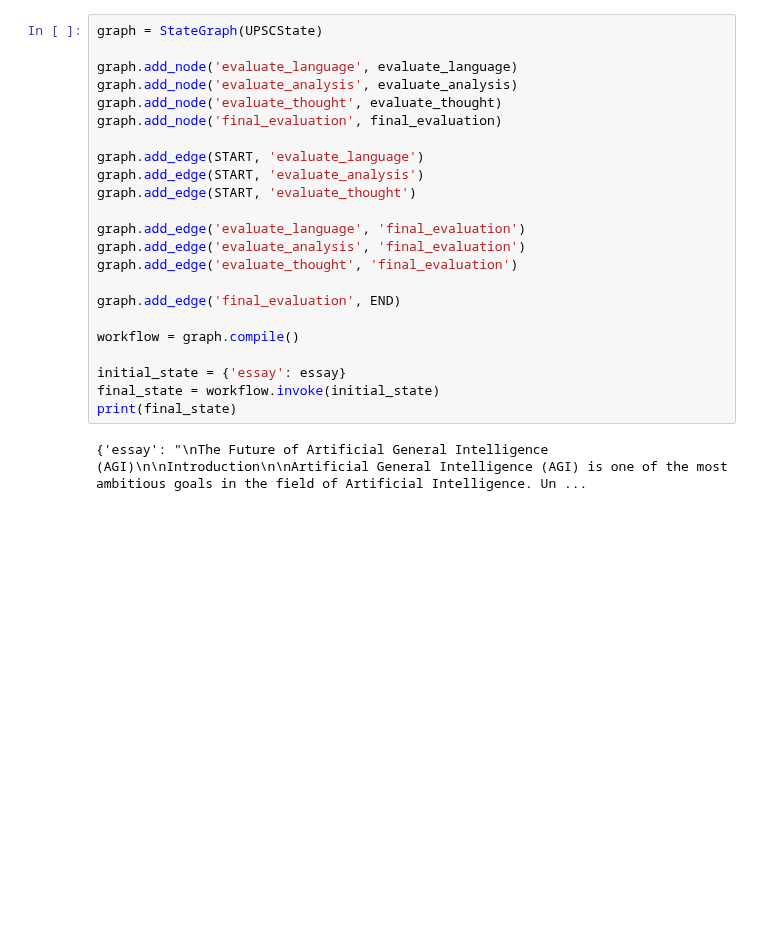
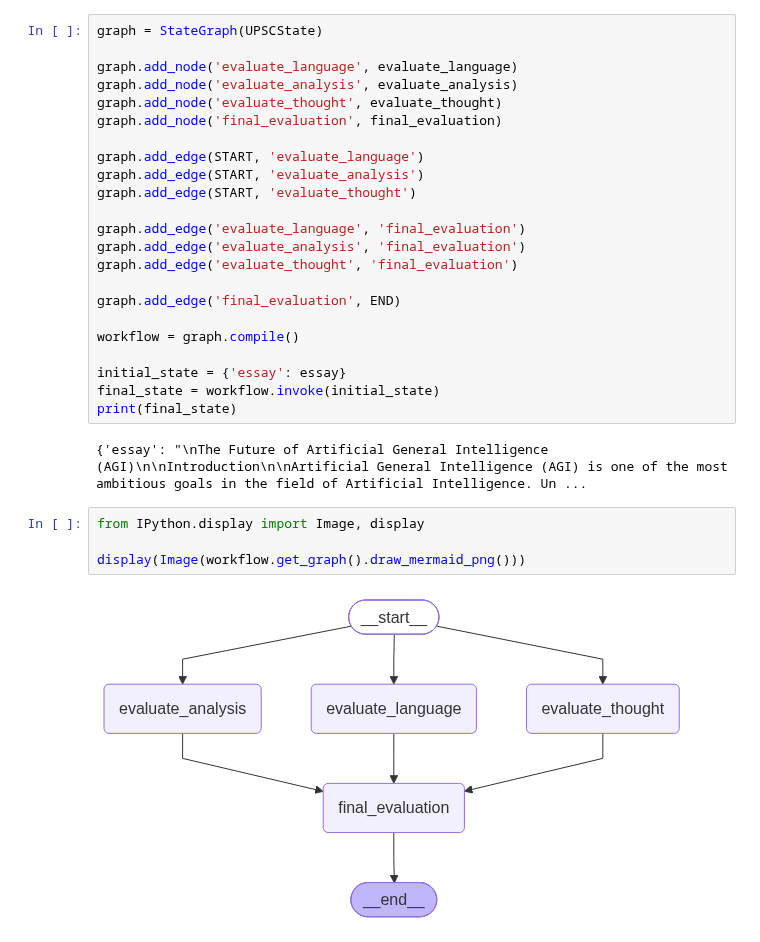
Before and after one commit to AayushAswal27/genai-agentic-lab, a Jupyter notebook: parallel_workflows/essay_evaluator.ipynb, the cells around one changed output. Cells and saved outputs as stored; diff of their text form; blank space fills up the shorter version.

Commit message:
add visualization for parallel essay evaluation workflow

```diff
--- a/parallel_workflows/essay_evaluator.ipynb
+++ b/parallel_workflows/essay_evaluator.ipynb
@@ -261,3 +261,9 @@ final_state = workflow.invoke(initial_state)
 print(final_state)
 # %% [output]
 {'essay': "\nThe Future of Artificial General Intelligence (AGI)\n\nIntroduction\n\nArtificial General Intelligence (AGI) is one of the most ambitious goals in the field of Artificial Intelligence. Un ...
+# %%
+from IPython.display import Image, display
+
+display(Image(workflow.get_graph().draw_mermaid_png()))
+# %% [output]
+[figure, added]
```
